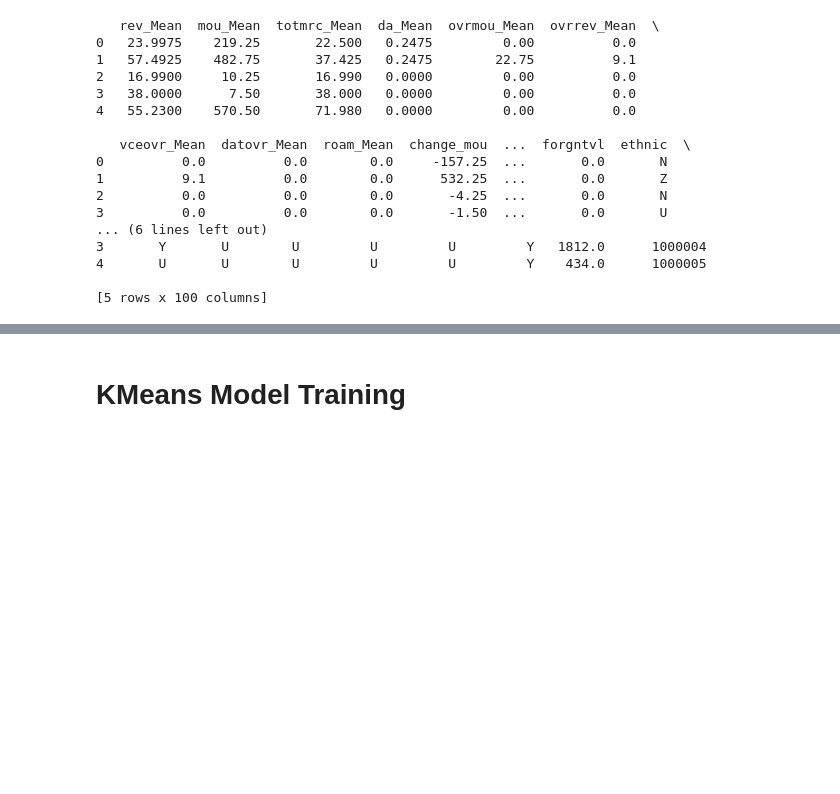
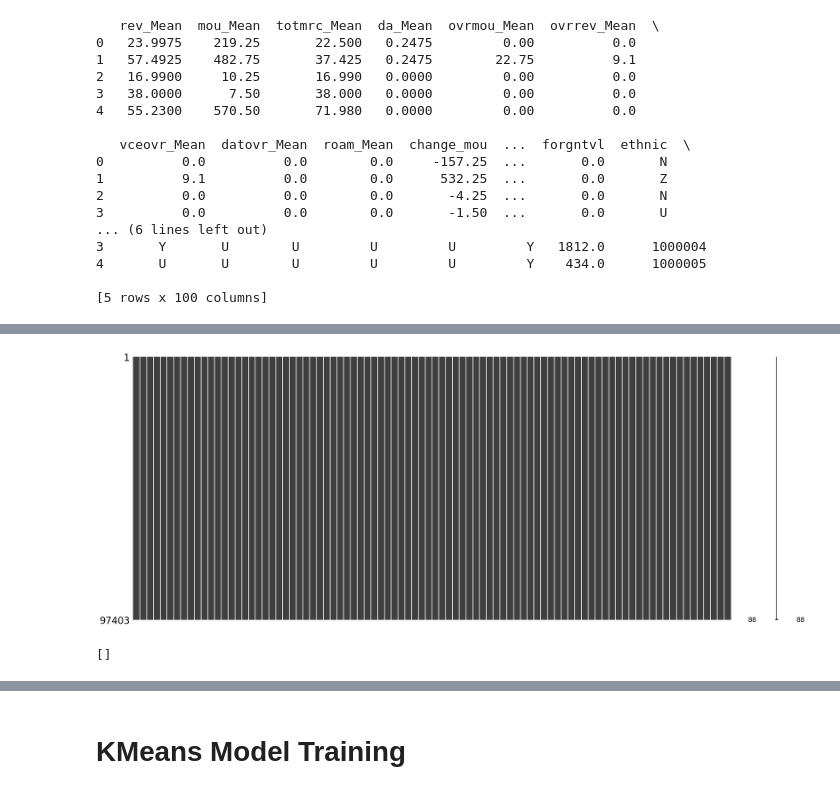
Before and after one commit to Hackyeahh/comm493-cloud-crusaders, a Jupyter notebook: main clustering.ipynb, the cells around one changed output, grey strips where cells are left out. Drawn from its saved outputs; the diff is of its cells as text; code cells hidden in the pictures; blank space fills up the shorter version.

```diff
--- a/main clustering.ipynb
+++ b/main clustering.ipynb
@@ -192,0 +375,9 @@ df.
+# %%
+df.dropna(inplace=True)
+# %%
+msno.matrix(df)
+plt.show()
+[col for col in df.columns if df[col].isnull().any()]
+# %% [output]
+[figure, added]
+[]
```
Also changed, not shown: parts of 32 cells of this notebook.
